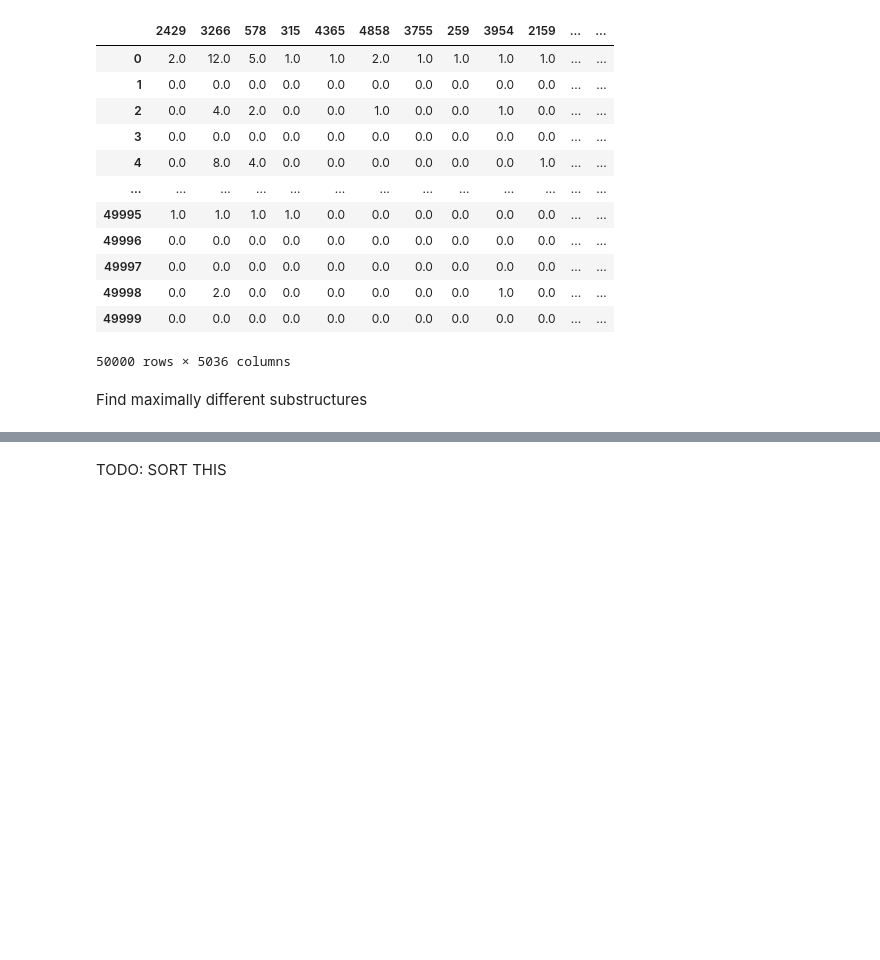
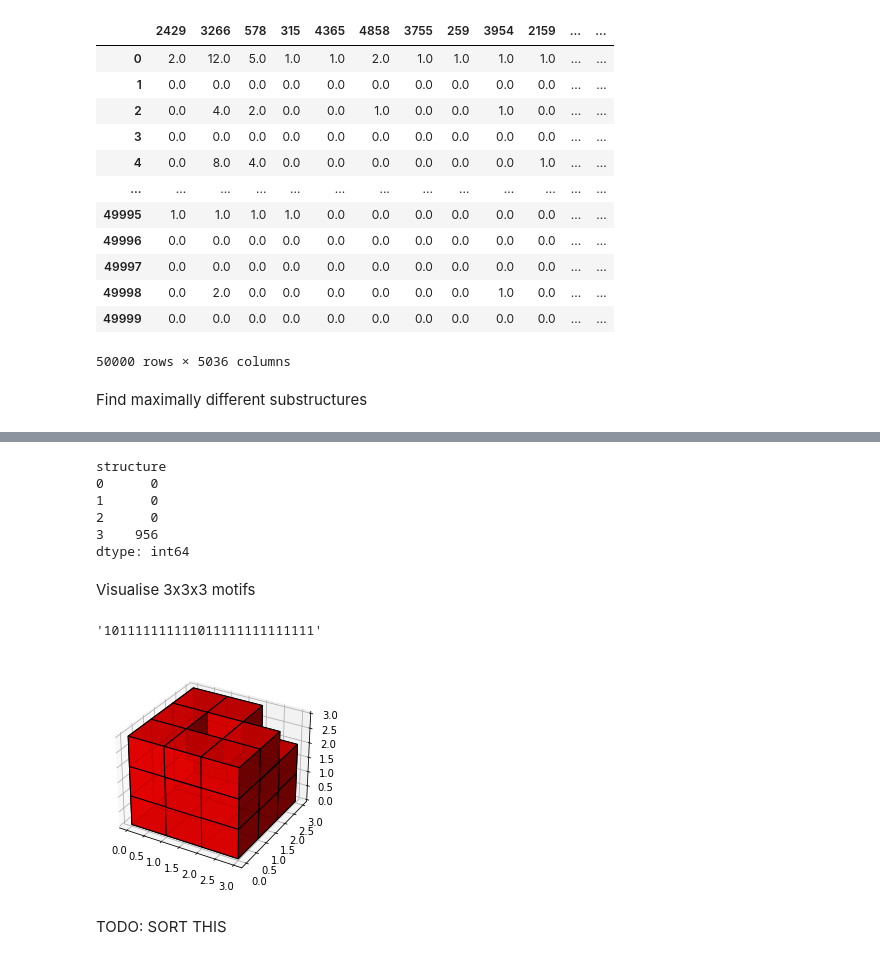
Before and after one commit to cameronstackhouse/exploring-the-design-space-of-artificial-life, a Jupyter notebook: results.ipynb, the cells around one changed output, grey strips where cells are left out. Drawn from its saved outputs; the diff is of its cells as text; code cells hidden in the pictures; blank space fills up the shorter version.

```diff
--- a/results.ipynb
+++ b/results.ipynb
@@ -251,2 +337,23 @@ Find maximally different substructures
+# %%
+(result>3.98).sum(axis=1)
+# %% [output]
+structure
+0      0
+1      0
+2      0
+3    956
+dtype: int64
+# %% [markdown]
+Visualise 3x3x3 motifs
+# %%
+motifs["3670"]
+# %% [output]
+'101111111111011111111111111'
+# %%
+from visualise_xenobot import show
+
+show(motifs["866"], [3,3,3])
+# %% [output]
+[figure, added]
 # %% [markdown]
 TODO: SORT THIS
```
Also changed, not shown: parts of 29 cells of this notebook.
